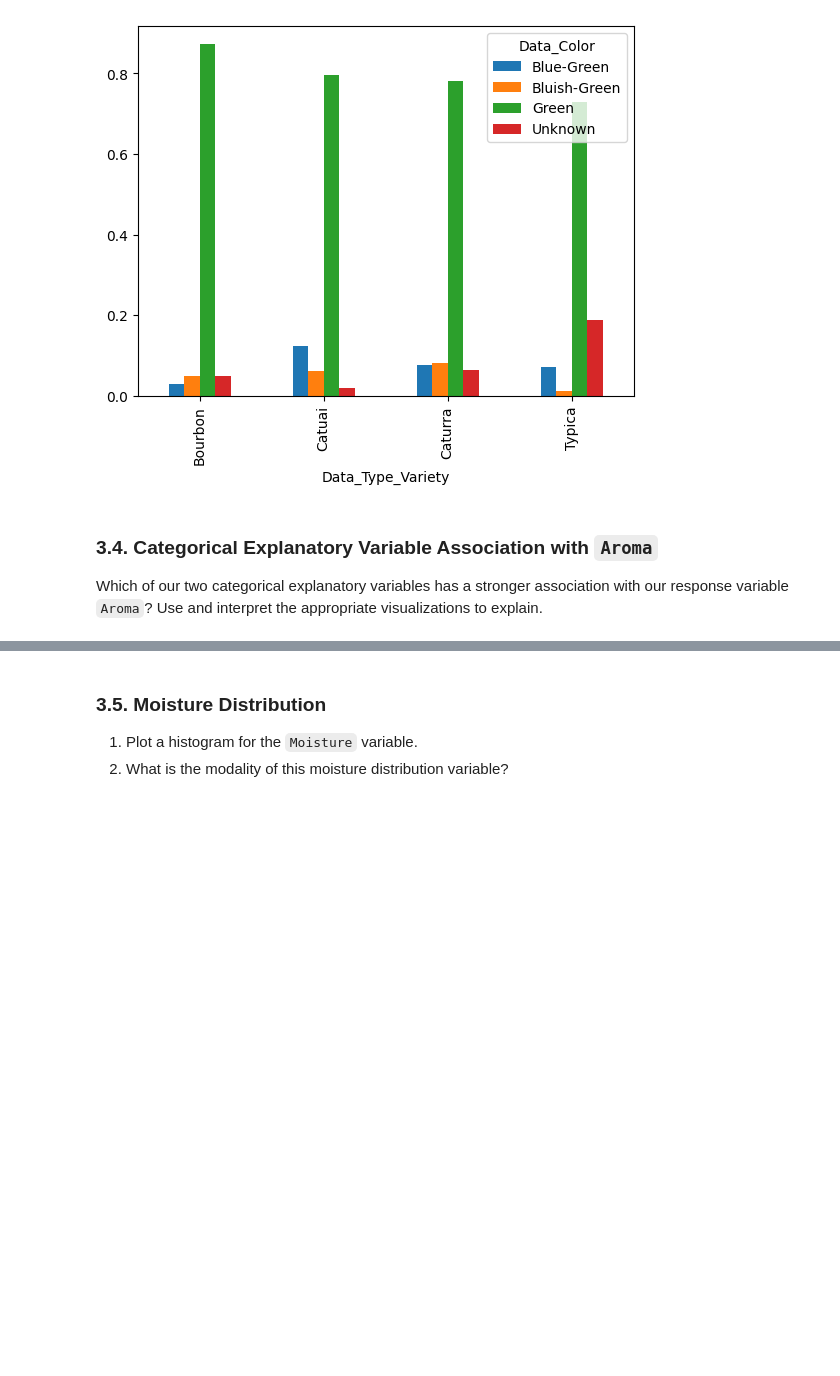
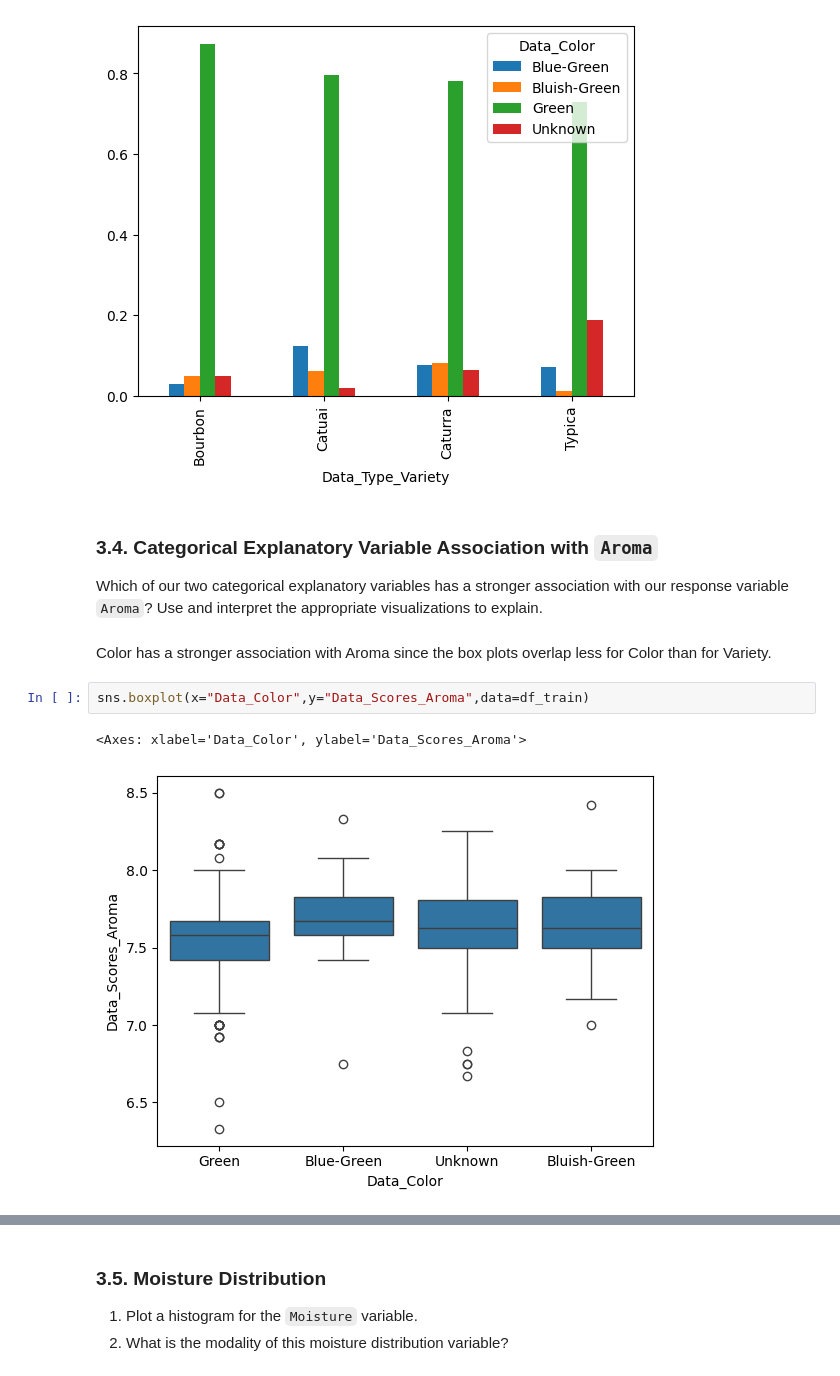
Before and after one commit to ryguy2k4/stat207, a Jupyter notebook: lab_05/lab_05_individual.ipynb, the cells around one changed output, grey strips where cells are left out. Cells and saved outputs as stored; diff of their text form; blank space fills up the shorter version.

```diff
--- a/lab_05/lab_05_individual.ipynb
+++ b/lab_05/lab_05_individual.ipynb
@@ -307,3 +309,10 @@ temp.plot.bar()
 ### 3.4. Categorical Explanatory Variable Association with `Aroma`
 
 Which of our two categorical explanatory variables has a stronger association with our response variable `Aroma`? Use and interpret the appropriate visualizations to explain.
+# %% [markdown]
+Color has a stronger association with Aroma since the box plots overlap less for Color than for Variety.
+# %%
+sns.boxplot(x="Data_Color",y="Data_Scores_Aroma",data=df_train)
+# %% [output]
+<Axes: xlabel='Data_Color', ylabel='Data_Scores_Aroma'>
+[figure, added]
```
Also changed, not shown: parts of 12 cells of this notebook.
